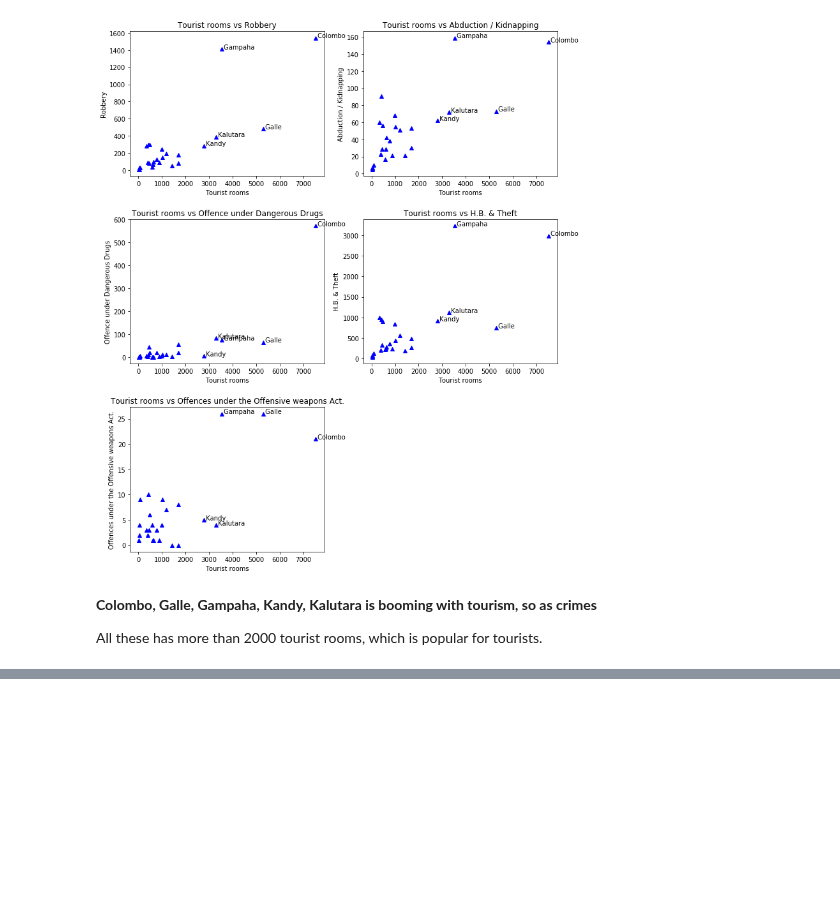
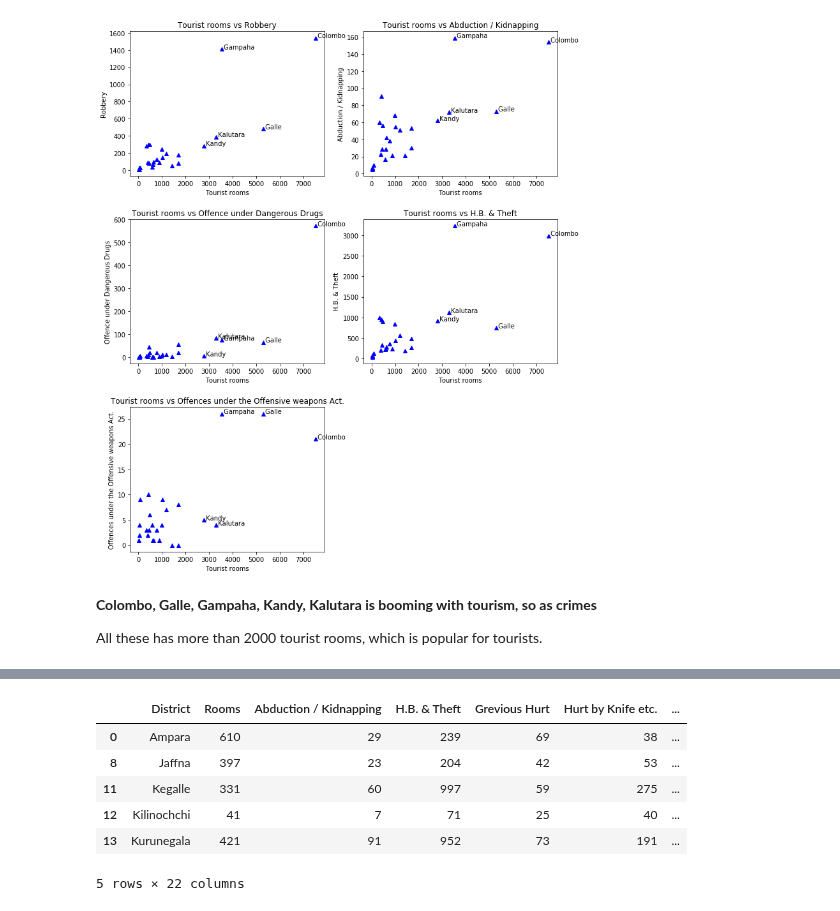
Before and after one commit to PraAnj/gov.lk.data.analysis, a Jupyter notebook: src/tourism_causes_crimes_hypothesis.ipynb, the cells around one changed output, grey strips where cells are left out. Saved outputs shown, nothing was run; the diff lists cells and outputs as text; code cells hidden in the pictures; blank space fills up the shorter version.

```diff
--- a/src/tourism_causes_crimes_hypothesis.ipynb
+++ b/src/tourism_causes_crimes_hypothesis.ipynb
@@ -74,0 +85,12 @@ All these has more than 2000 tourist rooms, which is popular for tourists.
+# %%
+# low_tourism_districts =  roomCount < 2000
+low_tourism_districts = integrated_data.loc[integrated_data["Rooms"] < medianRoomCount]
+low_tourism_districts.head()
+# %% [output]
+|  | District | Rooms | Abduction / Kidnapping | H.B. & Theft | Grevious Hurt | Hurt by Knife etc. | ... |
+| 0 | Ampara | 610 | 29 | 239 | 69 | 38 | ... |
+| 8 | Jaffna | 397 | 23 | 204 | 42 | 53 | ... |
+| 11 | Kegalle | 331 | 60 | 997 | 59 | 275 | ... |
+| 12 | Kilinochchi | 41 | 7 | 71 | 25 | 40 | ... |
+| 13 | Kurunegala | 421 | 91 | 952 | 73 | 191 | ... |
+5 rows × 22 columns
```
Also changed, not shown: parts of 9 cells of this notebook.
